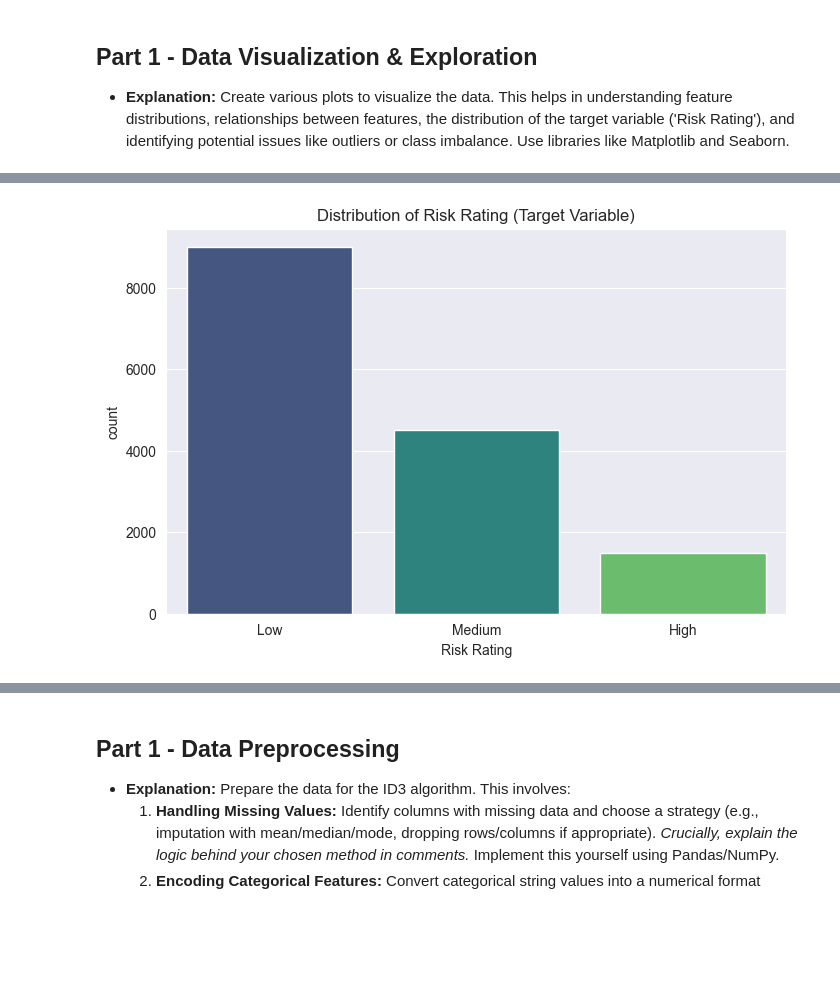
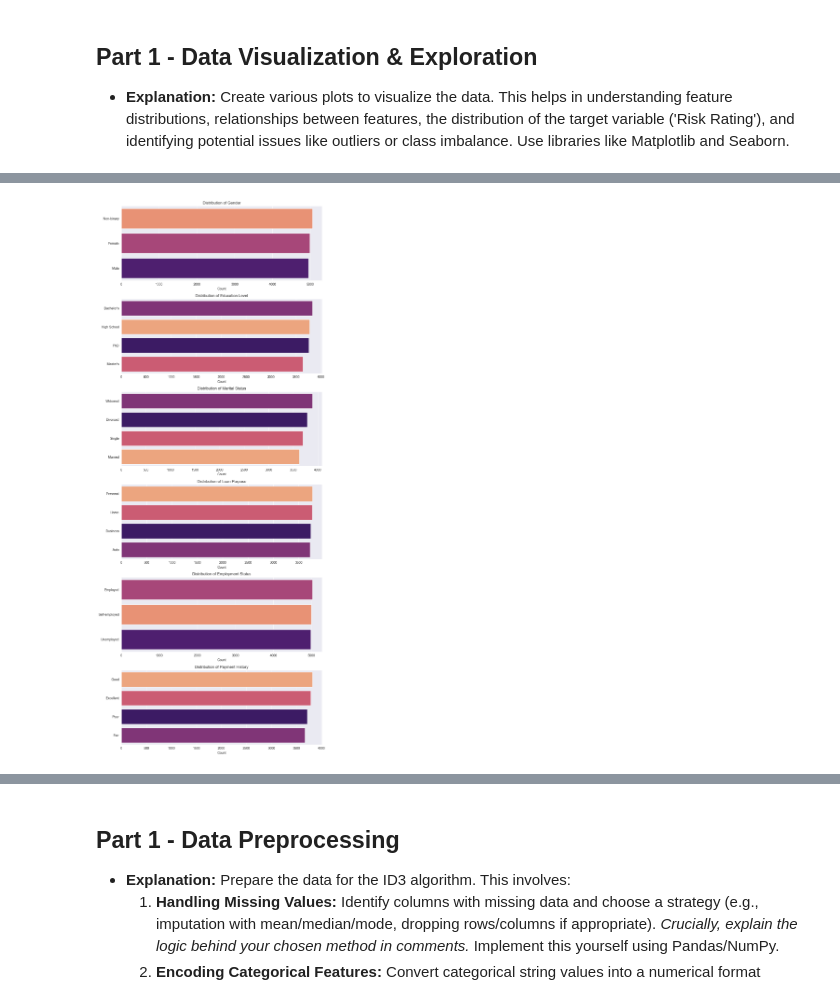
Before and after one commit to Yusufpek/BBM409, a Jupyter notebook: assignment2.ipynb, the cells around one changed output, grey strips where cells are left out. Saved outputs shown, nothing was run; the diff lists cells and outputs as text; code cells hidden in the pictures; blank space fills up the shorter version.

```diff
--- a/assignment2.ipynb
+++ b/assignment2.ipynb
@@ -89,0 +130,16 @@ freq          9000
+# %%
+categorical_features = df.select_dtypes(include='object').columns.tolist()
+# Select categorical features for plotting (excluding high-cardinality ones)
+plot_categorical = [col for col in categorical_features if df[col].nunique() < 20 and col != 'Risk Rating']
+
+# Create subplots
+fig, axes = plt.subplots(nrows=len(plot_categorical), ncols=1, figsize=(8, len(plot_categorical) * 5))
+
+if len(plot_categorical) == 1:
+    axes = [axes]  # Ensure axes is iterable
+
+for i, col in enumerate(plot_categorical):
+    show_piechart(col, axes[i])
+
+plt.tight_layout()
+plt.show()
@@ -90,50 +148,18 @@ freq          9000
 # %%
-if df is not None:
-    # --- Target Variable Distribution ---
-    plt.figure(figsize=(8, 5))
-    sns.countplot(x='Risk Rating', data=df, palette='viridis')
-    plt.title('Distribution of Risk Rating (Target Variable)')
-    plt.show()
+# --- Categorical Feature Distributions ---
+categorical_features = df.select_dtypes(include='object').columns.tolist()
+# Exclude high-cardinality features like 'City' from automatic plotting if necessary
+plot_categorical = [col for col in categorical_features if df[col].nunique() < 20 and col != 'Risk Rating']
+print(f"\nCategorical Features (Plotting): {plot_categorical}")
 
-    # --- Numerical Feature Distributions ---
-    numerical_features = df.select_dtypes(include=np.number).columns.tolist()
-    print(f"\nNumerical Features: {numerical_features}")
-    df[numerical_features].hist(bins=20, figsize=(15, 10), layout=(-1, 3))
-    plt.suptitle('Histograms of Numerical Features')
-    plt.tight_layout(rect=[0, 0, 1, 0.97]) # Adjust layout to prevent title overlap
-    plt.show()
-
-    # --- Categorical Feature Distributions ---
-    categorical_features = df.select_dtypes(include='object').columns.tolist()
-    # Exclude high-cardinality features like 'City' from automatic plotting if necessary
-    plot_categorical = [col for col in categorical_features if df[col].nunique() < 20 and col != 'Risk Rating']
-    print(f"\nCategorical Features (Plotting): {plot_categorical}")
-
-    fig, axes = plt.subplots(nrows=len(plot_categorical), ncols=1, figsize=(10, len(plot_categorical) * 4))
-    if len(plot_categorical) == 1:
-        axes = [axes] # Make it iterable if only one plot
-    for i, col in enumerate(plot_categorical):
-        sns.countplot(y=col, data=df, order=df[col].value_counts().index, ax=axes[i], palette='magma')
-        axes[i].set_title(f'Distribution of {col}')
-        axes[i].set_xlabel('Count')
-        axes[i].set_ylabel('')
-    plt.tight_layout()
-    plt.show()
-
-    # --- Add more visualizations as needed ---
-    # Example: Box plots to see numerical feature distribution per risk rating
-    # for col in numerical_features:
-    #     if col != 'Previous Defaults': # Example: skip if scale is too different
-    #         plt.figure(figsize=(10, 5))
-    #         sns.boxplot(x='Risk Rating', y=col, data=df)
-    #         plt.title(f'{col} vs Risk Rating')
-    #         plt.show()
-
-    # Example: Correlation heatmap for numerical features
-    # plt.figure(figsize=(12, 8))
-    # sns.heatmap(df[numerical_features].corr(), annot=True, cmap='coolwarm', fmt='.2f')
-    # plt.title('Correlation Matrix of Numerical Features')
-    # plt.show()
-else:
-    print("Cannot perform visualization as DataFrame is not loaded.")
+fig, axes = plt.subplots(nrows=len(plot_categorical), ncols=1, figsize=(10, len(plot_categorical) * 4))
+if len(plot_categorical) == 1:
+    axes = [axes] # Make it iterable if only one plot
+for i, col in enumerate(plot_categorical):
+    sns.countplot(y=col, data=df, order=df[col].value_counts().index, ax=axes[i], palette='magma', hue=col, legend=False)
+    axes[i].set_title(f'Distribution of {col}')
+    axes[i].set_xlabel('Count')
+    axes[i].set_ylabel('')
+plt.tight_layout()
+plt.show()
 # %% [output]
@@ -143 +167 @@ Passing `palette` without assigning `hue` is deprecated and will be removed in v
-[figure, old version]
+[figure, new version]
```
Also changed, not shown: parts of 8 cells of this notebook.
